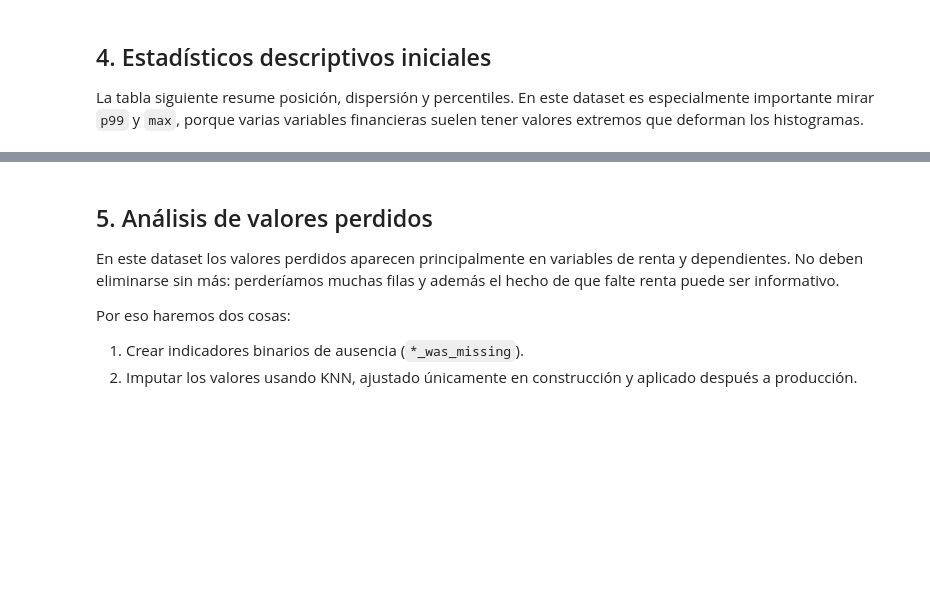
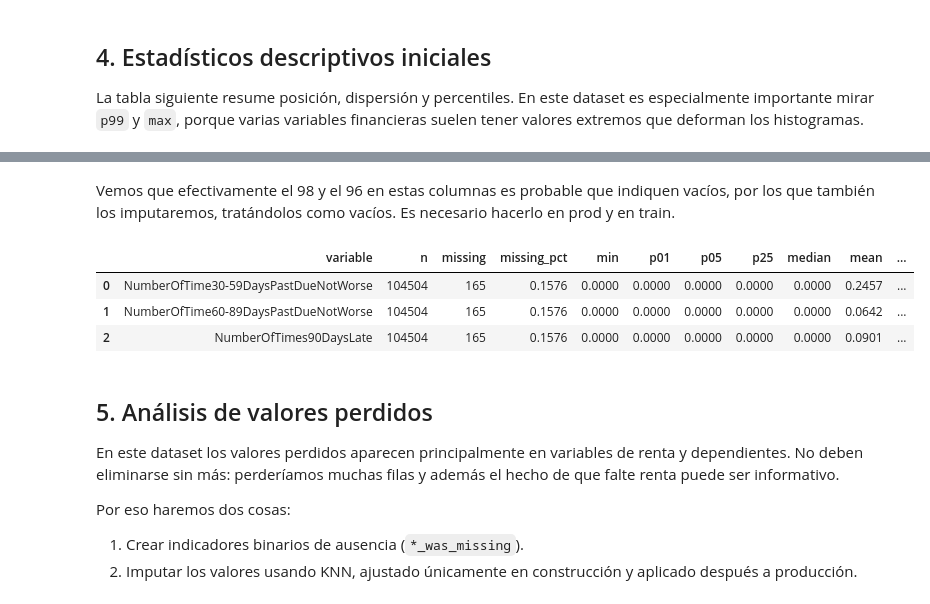
Before and after one commit to mirdbg/Credit_XAI, a Jupyter notebook: 01_EDA_Preprocesado.ipynb, the cells around one changed output, grey strips where cells are left out. Saved outputs shown, nothing was run; the diff lists cells and outputs as text; code cells hidden in the pictures; blank space fills up the shorter version.

```diff
--- a/01_EDA_Preprocesado.ipynb
+++ b/01_EDA_Preprocesado.ipynb
@@ -234,0 +406,2 @@ print("Guardado:", OUTPUT_DIR / "numeric_summary_raw.csv")
+# %% [markdown]
+Vemos que efectivamente el 98 y el 96 en estas columnas es probable que indiquen vacíos, por los que también los imputaremos, tratándolos como vacíos. Es necesario hacerlo en prod y en train.
@@ -235,3 +420,10 @@ print("Guardado:", OUTPUT_DIR / "numeric_summary_raw.csv")
+# %%
+describe_numeric(raw_train[cols])
+# %% [output]
+|  | variable | n | missing | missing_pct | min | p01 | p05 | p25 | median | mean | ... |
+| 0 | NumberOfTime30-59DaysPastDueNotWorse | 104504 | 165 | 0.1576 | 0.0000 | 0.0000 | 0.0000 | 0.0000 | 0.0000 | 0.2457 | ... |
+| 1 | NumberOfTime60-89DaysPastDueNotWorse | 104504 | 165 | 0.1576 | 0.0000 | 0.0000 | 0.0000 | 0.0000 | 0.0000 | 0.0642 | ... |
+| 2 | NumberOfTimes90DaysLate | 104504 | 165 | 0.1576 | 0.0000 | 0.0000 | 0.0000 | 0.0000 | 0.0000 | 0.0901 | ... |
 # %% [markdown]
 ## 5. Análisis de valores perdidos
 
```
Also changed, not shown: parts of 40 cells of this notebook.
